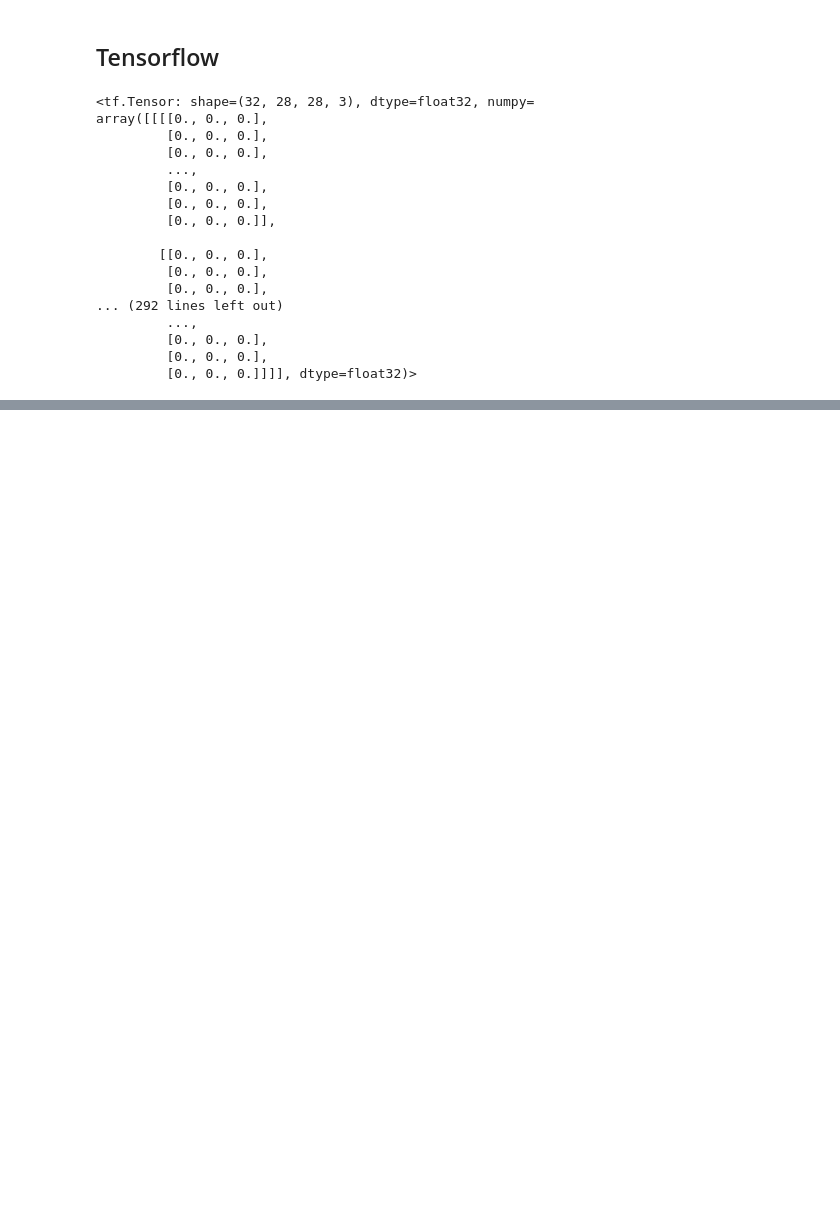
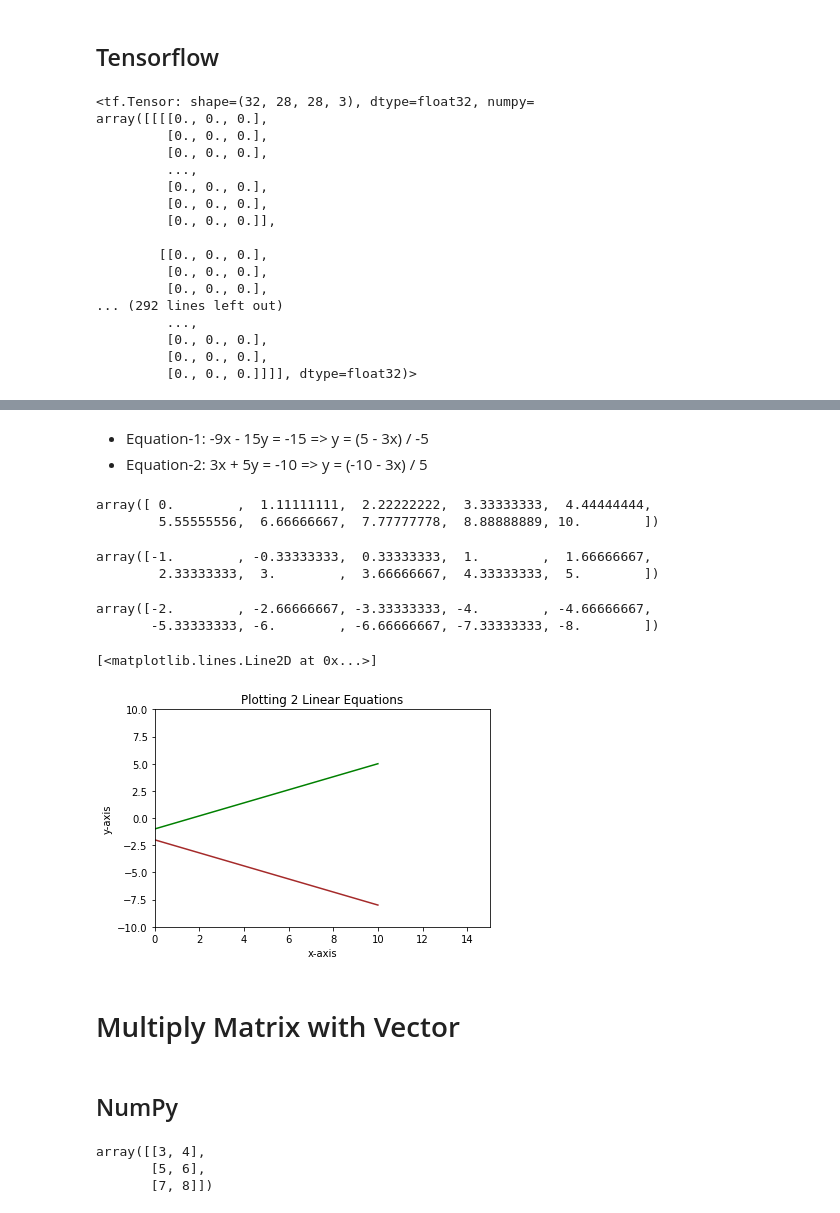
Before and after one commit to rathinamtrainers/ml-ai-demos, a Jupyter notebook: 010_tensors_introduction.ipynb, the cells around one changed output, grey strips where cells are left out. Saved outputs shown, nothing was run; the diff lists cells and outputs as text; code cells hidden in the pictures; blank space fills up the shorter version.

```diff
--- a/010_tensors_introduction.ipynb
+++ b/010_tensors_introduction.ipynb
@@ -432,0 +810,41 @@ array([[[[0., 0., 0.],
+# %% [markdown]
+
+
+*   Equation-1:   -9x - 15y = -15   =>   y = (5 - 3x) / -5
+*   Equation-2:   3x + 5y = -10     =>   y = (-10 - 3x) / 5
+# %%
+x = np.linspace(0, 10, 10)
+# %%
+x
+# %% [output]
+array([ 0.        ,  1.11111111,  2.22222222,  3.33333333,  4.44444444,
+        5.55555556,  6.66666667,  7.77777778,  8.88888889, 10.        ])
+# %%
+y1 = (5 - 3 * x) / -5
+y2 = (-10 -3 * x) / 5
+# %%
+y1
+# %% [output]
+array([-1.        , -0.33333333,  0.33333333,  1.        ,  1.66666667,
+        2.33333333,  3.        ,  3.66666667,  4.33333333,  5.        ])
+# %%
+y2
+# %% [output]
+array([-2.        , -2.66666667, -3.33333333, -4.        , -4.66666667,
+       -5.33333333, -6.        , -6.66666667, -7.33333333, -8.        ])
+# %%
+fig, ax = plt.subplots()
+plt.title("Plotting 2 Linear Equations")
+plt.xlabel('x-axis')
+plt.ylabel('y-axis')
+ax.set_xlim([0, 15])
+ax.set_ylim([-10, 10])
+ax.plot(x, y1, c='green' )
+ax.plot(x, y2, c='brown')
+# %% [output]
+[<matplotlib.lines.Line2D at 0x...>]
+[figure, added]
+# %% [markdown]
+# Multiply Matrix with Vector
+# %% [markdown]
+## NumPy
@@ -432,0 +857,6 @@ array([[[[0., 0., 0.],
+# %%
+A
+# %% [output]
+array([[3, 4],
+       [5, 6],
+       [7, 8]])
```
Also changed, not shown: parts of 96 cells of this notebook.
